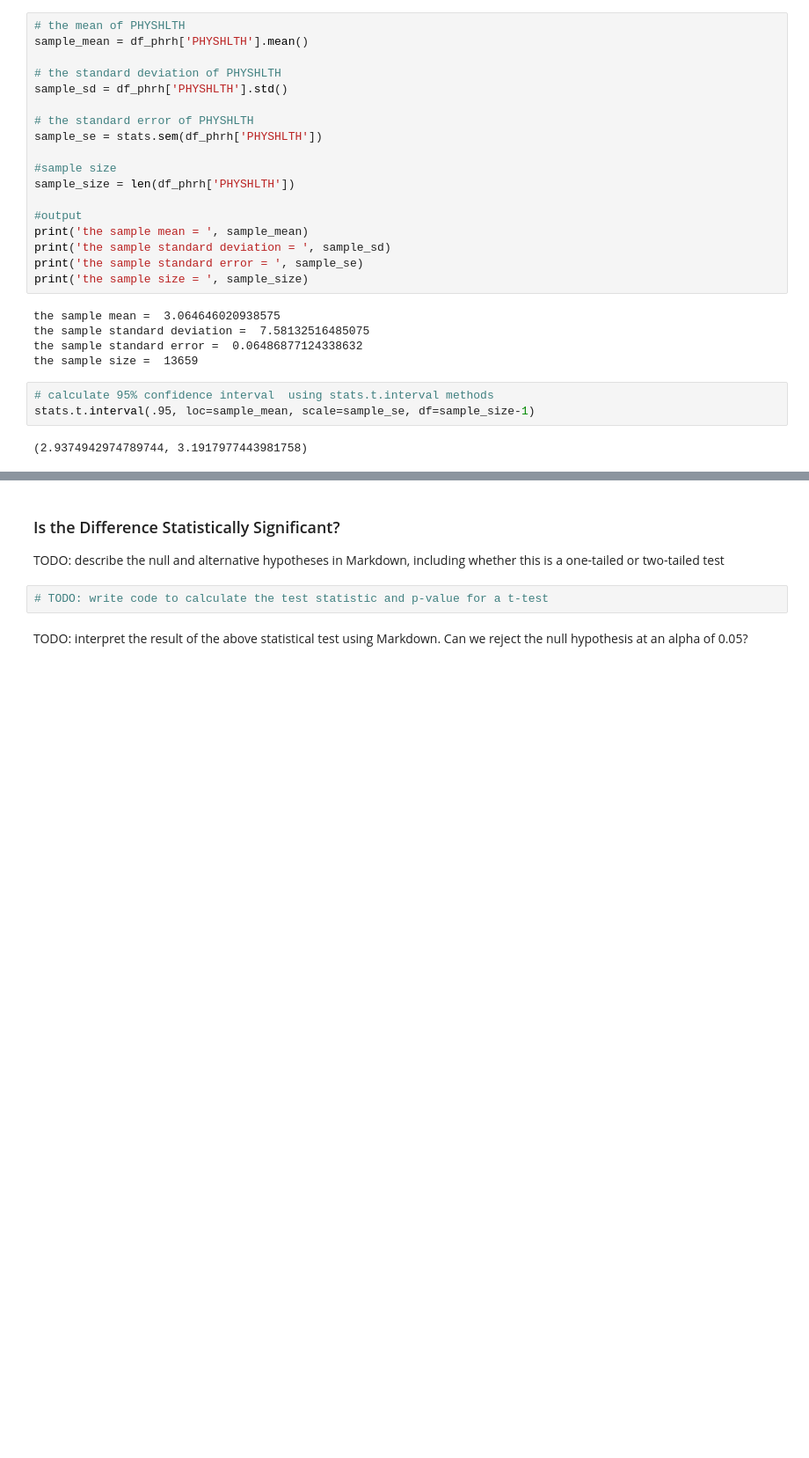
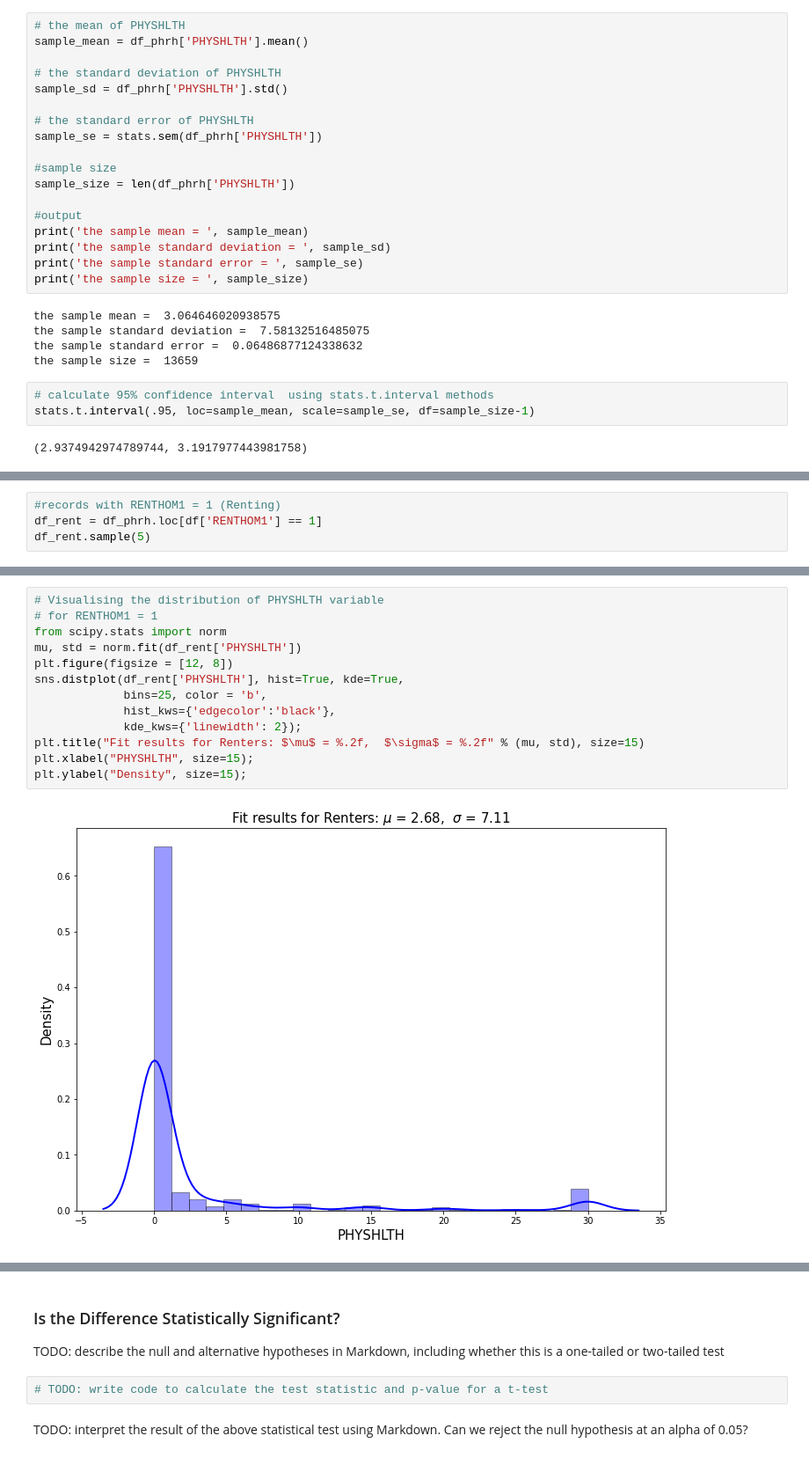
Before and after one commit to olexy/da_ds_ml, a Jupyter notebook: Health_Survey_Data_Analysis.ipynb, the cells around one changed output, grey strips where cells are left out. Shown at 88% size. Saved outputs shown, nothing was run; the diff lists cells and outputs as text; blank space fills up the shorter version.

```diff
--- a/Health_Survey_Data_Analysis.ipynb
+++ b/Health_Survey_Data_Analysis.ipynb
@@ -186,0 +190,4 @@ TODO: write an explanation of what it means to split the data based on `RENTHOM1
+# %%
+#records with RENTHOM1 = 1 (Renting)
+df_rent = df_phrh.loc[df['RENTHOM1'] == 1]
+df_rent.sample(5)
@@ -191,0 +238,15 @@ TODO: write an explanation of the plot(s) above using Markdown
+# %%
+# Visualising the distribution of PHYSHLTH variable
+# for RENTHOM1 = 1
+from scipy.stats import norm
+mu, std = norm.fit(df_rent['PHYSHLTH'])
+plt.figure(figsize = [12, 8])
+sns.distplot(df_rent['PHYSHLTH'], hist=True, kde=True,
+             bins=25, color = 'b',
+             hist_kws={'edgecolor':'black'},
+             kde_kws={'linewidth': 2});
+plt.title("Fit results for Renters: $\mu$ = %.2f,  $\sigma$ = %.2f" % (mu, std), size=15)
+plt.xlabel("PHYSHLTH", size=15);
+plt.ylabel("Density", size=15);
+# %% [output]
+[figure, added]
```
Also changed, not shown: parts of 13 cells of this notebook.
